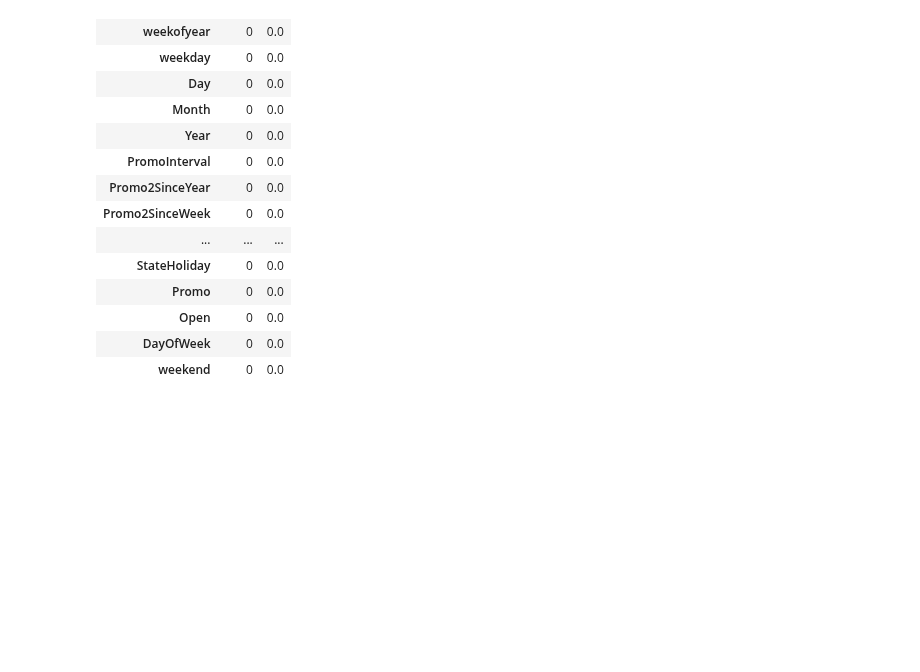
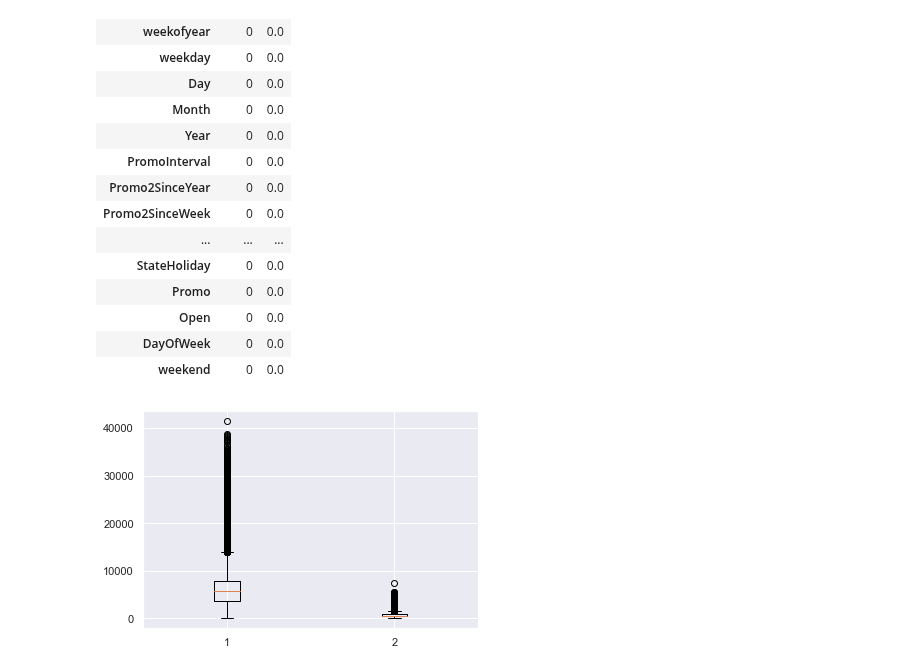
Before and after one commit to michaelgetachew-abebe/Pharmaceutical-Sales-Prediction_Rossmann, a Jupyter notebook: notebooks/preprocess.ipynb, the cells around one changed output. Drawn from its saved outputs; the diff is of its cells as text; code cells hidden in the pictures; blank space fills up the shorter version.

Commit message:
Feat(Add): checekd for outilers using box plot

```diff
--- a/notebooks/preprocess.ipynb
+++ b/notebooks/preprocess.ipynb
@@ -278,3 +278,9 @@ def plot_box(self, df: pd.DataFrame, x_col: str, title: str) -> None:
         # self.logger.info(
         #     'Plotting a box plot for Column: ', x_col)
         plt.show()
+# %%
+sns.set()
+plt.boxplot(train_df[['Sales', 'Customers']])
+plt.show()
+# %% [output]
+[figure, added]
```
Also changed, not shown: parts of 1 cell of this notebook.
